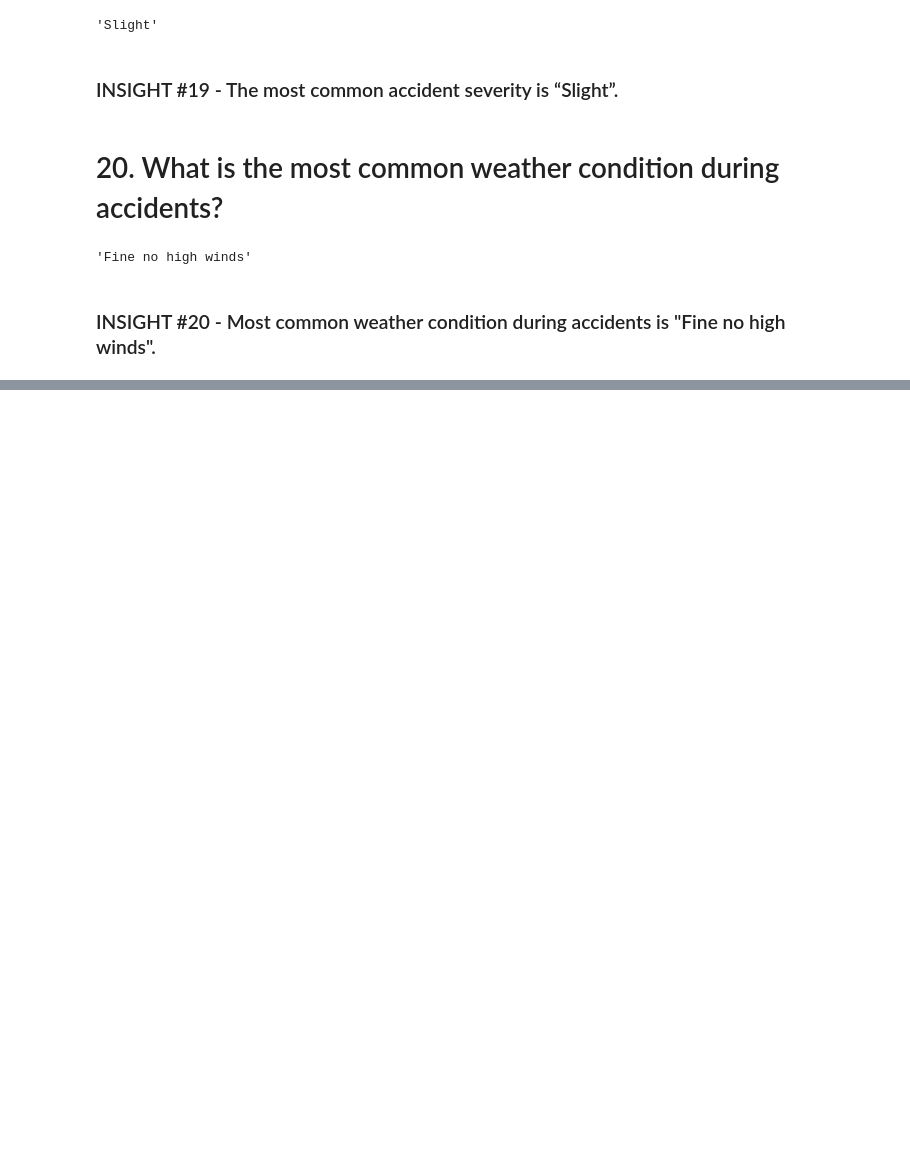
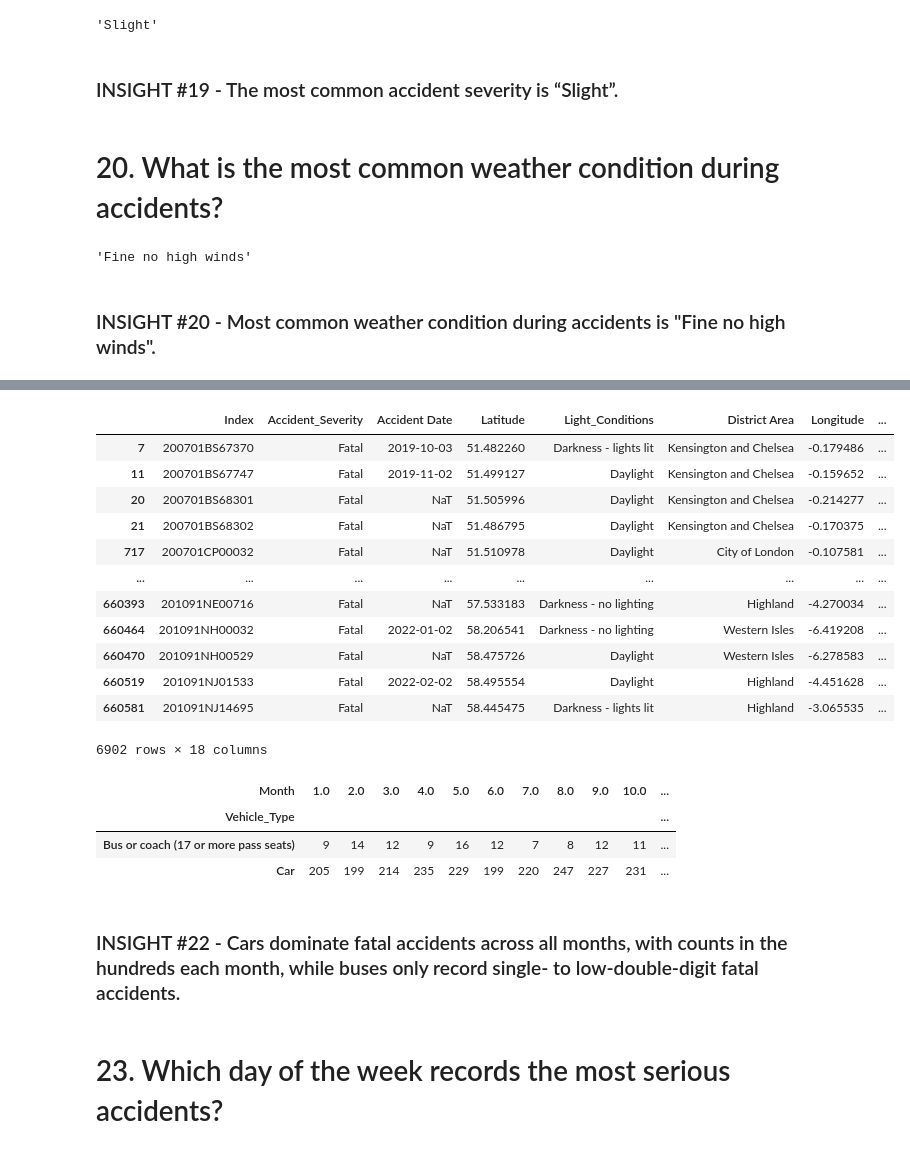
Before and after one commit to alleysOonie/ELEC303-DATA-ANALYTICS-CALDERON, a Jupyter notebook: UK ROAD ACCIDENT.ipynb, the cells around one changed output, grey strips where cells are left out. Cells and saved outputs as stored; diff of their text form; code cells hidden in the pictures; blank space fills up the shorter version.

```diff
--- a/UK ROAD ACCIDENT.ipynb
+++ b/UK ROAD ACCIDENT.ipynb
@@ -450,0 +477,29 @@ uk_road_accident['Weather_Conditions'].mode()[0]
+# %%
+ fatal_bus_car = uk_road_accident[(uk_road_accident['Accident_Severity'] == 'Fatal') & ((uk_road_accident['Vehicle_Type'] == 'Car') | (uk_road_accident['Vehicle_Type'] == 'Bus or coach (17 or more pass seats)'))]
+# %%
+fatal_bus_car
+# %% [output]
+|  | Index | Accident_Severity | Accident Date | Latitude | Light_Conditions | District Area | Longitude | ... |
+| 7 | 200701BS67370 | Fatal | 2019-10-03 | 51.482260 | Darkness - lights lit | Kensington and Chelsea | -0.179486 | ... |
+| 11 | 200701BS67747 | Fatal | 2019-11-02 | 51.499127 | Daylight | Kensington and Chelsea | -0.159652 | ... |
+| 20 | 200701BS68301 | Fatal | NaT | 51.505996 | Daylight | Kensington and Chelsea | -0.214277 | ... |
+| 21 | 200701BS68302 | Fatal | NaT | 51.486795 | Daylight | Kensington and Chelsea | -0.170375 | ... |
+| 717 | 200701CP00032 | Fatal | NaT | 51.510978 | Daylight | City of London | -0.107581 | ... |
+| ... | ... | ... | ... | ... | ... | ... | ... | ... |
+| 660393 | 201091NE00716 | Fatal | NaT | 57.533183 | Darkness - no lighting | Highland | -4.270034 | ... |
+| 660464 | 201091NH00032 | Fatal | 2022-01-02 | 58.206541 | Darkness - no lighting | Western Isles | -6.419208 | ... |
+| 660470 | 201091NH00529 | Fatal | NaT | 58.475726 | Daylight | Western Isles | -6.278583 | ... |
+| 660519 | 201091NJ01533 | Fatal | 2022-02-02 | 58.495554 | Daylight | Highland | -4.451628 | ... |
+| 660581 | 201091NJ14695 | Fatal | NaT | 58.445475 | Darkness - lights lit | Highland | -3.065535 | ... |
+6902 rows × 18 columns
+# %%
+fatal_bus_car.groupby(['Vehicle_Type', 'Month']).size().unstack(fill_value=0)
+# %% [output]
+| Month | 1.0 | 2.0 | 3.0 | 4.0 | 5.0 | 6.0 | 7.0 | 8.0 | 9.0 | 10.0 | ... |
+| Vehicle_Type |  |  |  |  |  |  |  |  |  |  | ... |
+| Bus or coach (17 or more pass seats) | 9 | 14 | 12 | 9 | 16 | 12 | 7 | 8 | 12 | 11 | ... |
+| Car | 205 | 199 | 214 | 235 | 229 | 199 | 220 | 247 | 227 | 231 | ... |
+# %% [markdown]
+<h3> INSIGHT #22 - Cars dominate fatal accidents across all months, with counts in the hundreds each month, while buses only record single- to low-double-digit fatal accidents. </h3>
+# %% [markdown]
+<h1> 23. Which day of the week records the most serious accidents? </h1>
```
Also changed, not shown: parts of 31 cells of this notebook.
